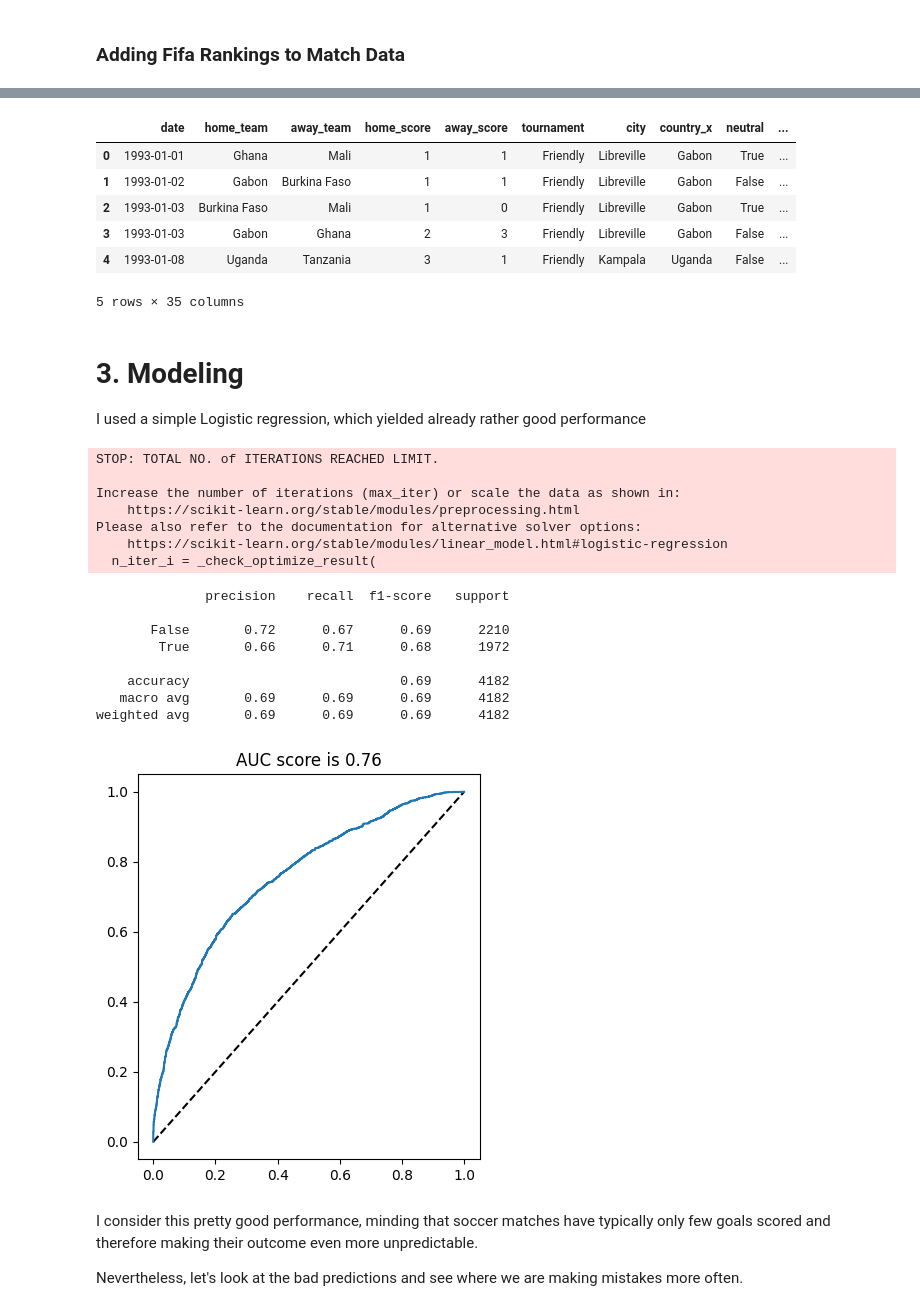
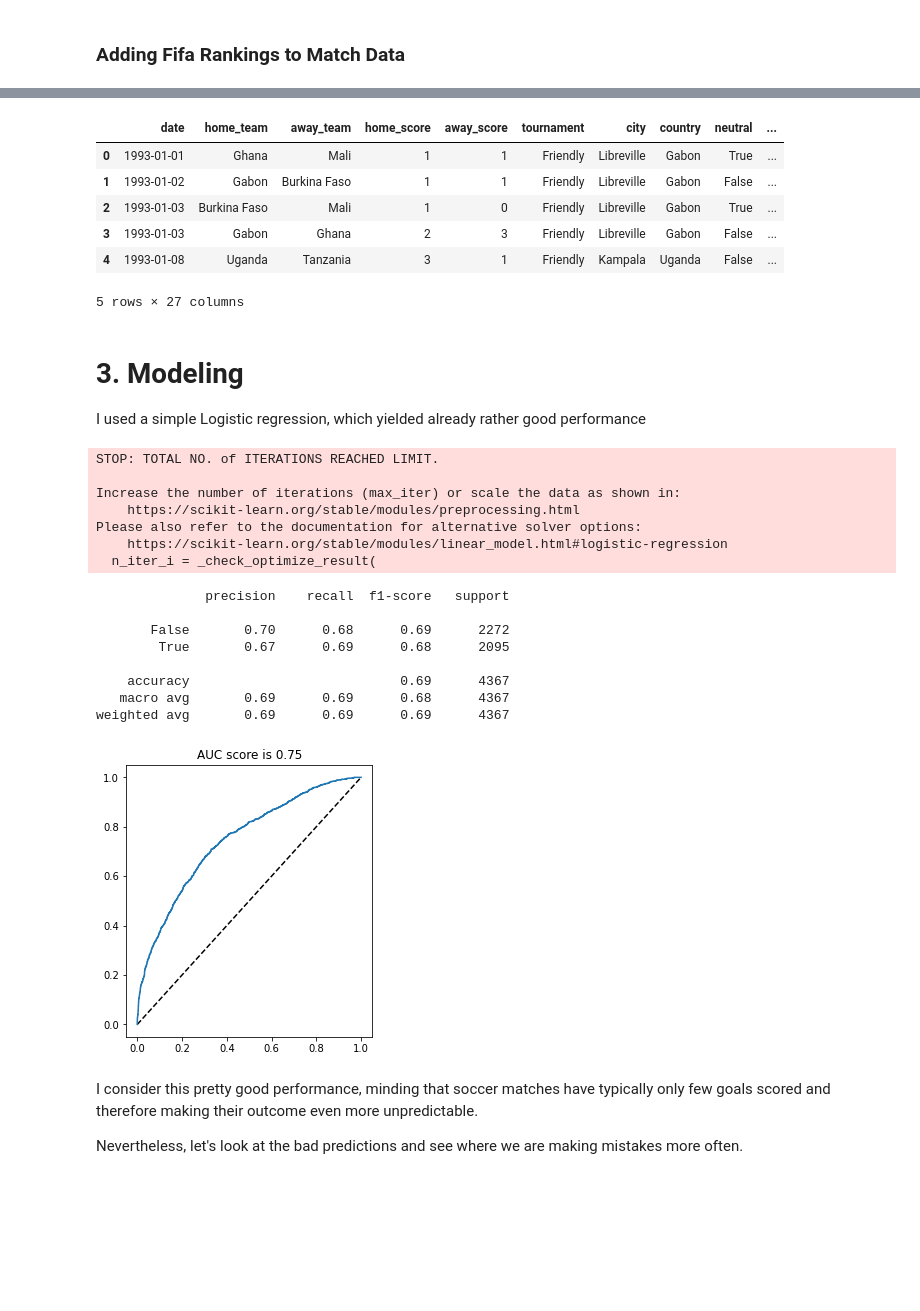
Before and after one commit to iamtlcs/STAT3011-Group5-Project2, a Jupyter notebook: Predicting the Football World Cup Winner.ipynb, the cells around one changed output, grey strips where cells are left out. Drawn from its saved outputs; the diff is of its cells as text; code cells hidden in the pictures; blank space fills up the shorter version.

```diff
--- a/Predicting the Football World Cup Winner.ipynb
+++ b/Predicting the Football World Cup Winner.ipynb
@@ -40,8 +40,7 @@ rankings['rank_date'] = pd.to_datetime(rankings['rank_date']) # change to pandas
 matches = pd.read_csv("https://raw.githubusercontent.com/iamtlcs/STAT3011-Group5-Project2/main/till-2022-results.csv")
 # Fix some country names
 matches =  matches.replace({'Germany DR': 'Germany', 'China': 'China PR'})
-matches['date'] = pd.to_datetime(matches['date'], format='%Y-%m-%d')
-matches['year'] = matches['date'].dt.year
+matches['date'] = pd.to_datetime(matches['date'])
 
 # Get the world cup fixture data
 world_cup = pd.read_csv("https://raw.githubusercontent.com/iamtlcs/STAT3011-Group5-Project2/main/Worldcup2022.csv")
@@ -61,11 +60,6 @@ world_cup = world_cup.replace({"IRAN": "Iran",
                                "Netherland": "Netherlands"})
 # set index to team
 world_cup = world_cup.set_index('Team')
-
-# Get elo rating data
-elo_rating = pd.read_csv("https://raw.githubusercontent.com/iamtlcs/STAT3011-Group5-Project2/main/elo_rating-1992-2022.csv")
-elo_rating = elo_rating.loc[:,['country', 'elo', 'year']]
-elo_rating = elo_rating.replace({"United States": "USA", "South Korea" : "Korea Republic"})
 # %%
 rankings.head()
 # %% [output]
@@ -120,6 +105,6 @@ rankings = rankings.set_index(['rank_date'])\
             .resample('D').first()\
             .fillna(method='ffill')\
             .reset_index()
-rankings['year'] = rankings['rank_date'].dt.year
+
 rankings.head()
 # %% [output]
@@ -141,5 +116,0 @@ elo_rating.head()
-# %%
-rankings = rankings.merge(elo_rating,
-                        left_on=['year', 'country_full'],
-                        right_on=['year', 'country'])
-rankings.head()
@@ -196,19 +160,18 @@ matches['rank_difference'] = matches['rank_home'] - matches['rank_away']
 matches['average_rank'] = (matches['rank_home'] + matches['rank_away'])/2
 matches['point_difference'] = matches['weighted_points_home'] - matches['weighted_points_away']
 matches['score_difference'] = matches['home_score'] - matches['away_score']
-matches['elo_difference'] = matches['elo_home'] - matches['elo_away']
 matches['is_won'] = matches['score_difference'] > 0 # take draw as lost
 matches['is_stake'] = matches['tournament'] != 'Friendly'
 
 matches.head()
 # %% [output]
-|  | date | home_team | away_team | home_score | away_score | tournament | city | country_x | neutral | ... |
+|  | date | home_team | away_team | home_score | away_score | tournament | city | country | neutral | ... |
 | 0 | 1993-01-01 | Ghana | Mali | 1 | 1 | Friendly | Libreville | Gabon | True | ... |
 | 1 | 1993-01-02 | Gabon | Burkina Faso | 1 | 1 | Friendly | Libreville | Gabon | False | ... |
 | 2 | 1993-01-03 | Burkina Faso | Mali | 1 | 0 | Friendly | Libreville | Gabon | True | ... |
 | 3 | 1993-01-03 | Gabon | Ghana | 2 | 3 | Friendly | Libreville | Gabon | False | ... |
 | 4 | 1993-01-08 | Uganda | Tanzania | 3 | 1 | Friendly | Kampala | Uganda | False | ... |
-5 rows × 35 columns
+5 rows × 27 columns
 # %% [markdown]
 # 3. Modeling
 I used a simple Logistic regression, which yielded already rather good performance
@@ -223,7 +186,7 @@ from sklearn.preprocessing import PolynomialFeatures
 from sklearn.metrics import classification_report
 
 # We look at only 4 features
-X, y = matches.loc[:,['average_rank', 'rank_difference', 'point_difference', 'elo_difference', 'is_stake']], matches['is_won']
+X, y = matches.loc[:,['average_rank', 'rank_difference', 'point_difference', 'is_stake']], matches['is_won']
 
 # Create our test and train datasets
 X_train, X_test, y_train, y_test = train_test_split(
@@ -232,39 +195,39 @@ X_train, X_test, y_train, y_test = train_test_split(
 # Use a logistic Regression model
 logreg = linear_model.LogisticRegression(C=1e-5)
 features = PolynomialFeatures(degree=2)
 model = Pipeline([
     ('polynomial_features', features),
     ('logistic_regression', logreg)
 ])
 model = model.fit(X_train, y_train)
 
 # Plot our model results
 fpr, tpr, _ = roc_curve(y_test, model.predict_proba(X_test)[:,1])
 plt.figure(figsize=(15,5))
 ax = plt.subplot(1,3,1)
 ax.plot([0, 1], [0, 1], 'k--')
 ax.plot(fpr, tpr)
 ax.set_title('AUC score is {0:0.2}'.format(roc_auc_score(y_test, model.predict_proba(X_test)[:,1])))
 
 predicted = model.predict(X_test)
 print(classification_report(y_test, predicted))
 # %% [output]
 STOP: TOTAL NO. of ITERATIONS REACHED LIMIT.
 
 Increase the number of iterations (max_iter) or scale the data as shown in:
     https://scikit-learn.org/stable/modules/preprocessing.html
 Please also refer to the documentation for alternative solver options:
     https://scikit-learn.org/stable/modules/linear_model.html#logistic-regression
   n_iter_i = _check_optimize_result(
               precision    recall  f1-score   support
 
-       False       0.72      0.67      0.69      2210
-        True       0.66      0.71      0.68      1972
+       False       0.70      0.68      0.69      2272
+        True       0.67      0.69      0.68      2095
 
-    accuracy                           0.69      4182
-   macro avg       0.69      0.69      0.69      4182
-weighted avg       0.69      0.69      0.69      4182
+    accuracy                           0.69      4367
+   macro avg       0.69      0.69      0.68      4367
+weighted avg       0.69      0.69      0.69      4367
-[figure, old version]
+[figure, new version]
 # %% [markdown]
 I consider this pretty good performance, minding that soccer matches have typically only few goals scored and therefore making their outcome even more unpredictable.
 
```
Also changed, not shown: parts of 19 cells of this notebook.
